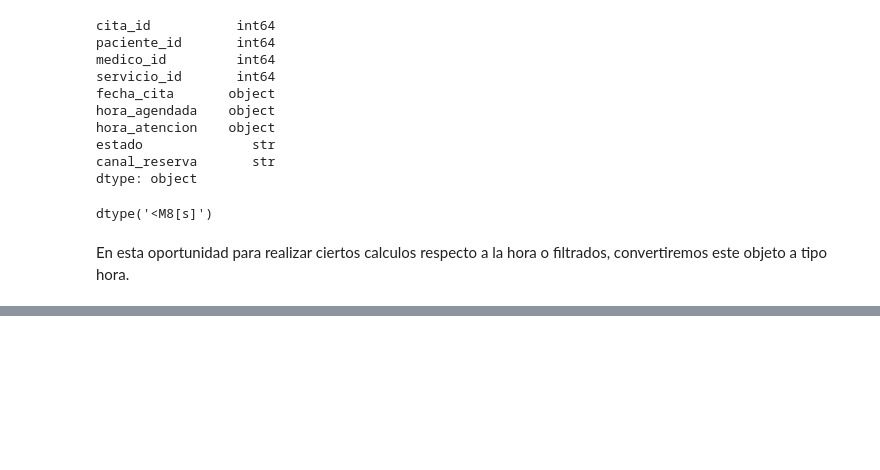
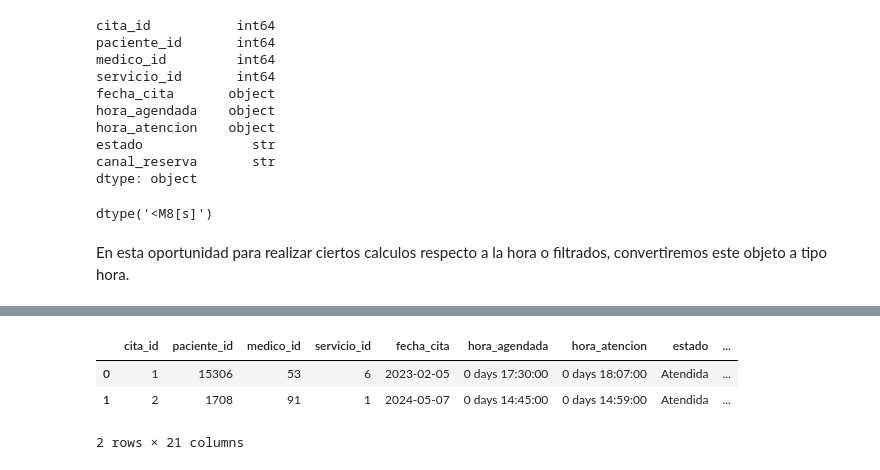
Before and after one commit to NicolasAyarza/Analisis_Datos, a Jupyter notebook: Proyectos/healthcare/python/02_limpieza_datos.ipynb, the cells around one changed output, grey strips where cells are left out. Saved outputs shown, nothing was run; the diff lists cells and outputs as text; code cells hidden in the pictures; blank space fills up the shorter version.

```diff
--- a/Proyectos/healthcare/python/02_limpieza_datos.ipynb
+++ b/Proyectos/healthcare/python/02_limpieza_datos.ipynb
@@ -193,0 +212,3 @@ Servicios: 0
+# %%
+df_pacientes['fecha_nacimiento'] = pd.to_datetime(df_pacientes['fecha_nacimiento'])
+df_pacientes['fecha_nacimiento'].dtypes
@@ -193,0 +217,3 @@ Servicios: 0
+# %%
+df_pacientes['fecha_registro'] = pd.to_datetime(df_pacientes['fecha_registro'])
+df_pacientes['fecha_registro'].dtypes
@@ -193,0 +300,8 @@ Servicios: 0
+# %%
+tb_analitica = pd.merge(tb_analitica, df_pacientes.rename(columns={'nombre':'nombre paciente'}), on='paciente_id', how='left')
+tb_analitica.head(2)
+# %% [output]
+|  | cita_id | paciente_id | medico_id | servicio_id | fecha_cita | hora_agendada | hora_atencion | estado | ... |
+| 0 | 1 | 15306 | 53 | 6 | 2023-02-05 | 0 days 17:30:00 | 0 days 18:07:00 | Atendida | ... |
+| 1 | 2 | 1708 | 91 | 1 | 2024-05-07 | 0 days 14:45:00 | 0 days 14:59:00 | Atendida | ... |
+2 rows × 21 columns
```
Also changed, not shown: parts of 36 cells of this notebook, 2 other files.
